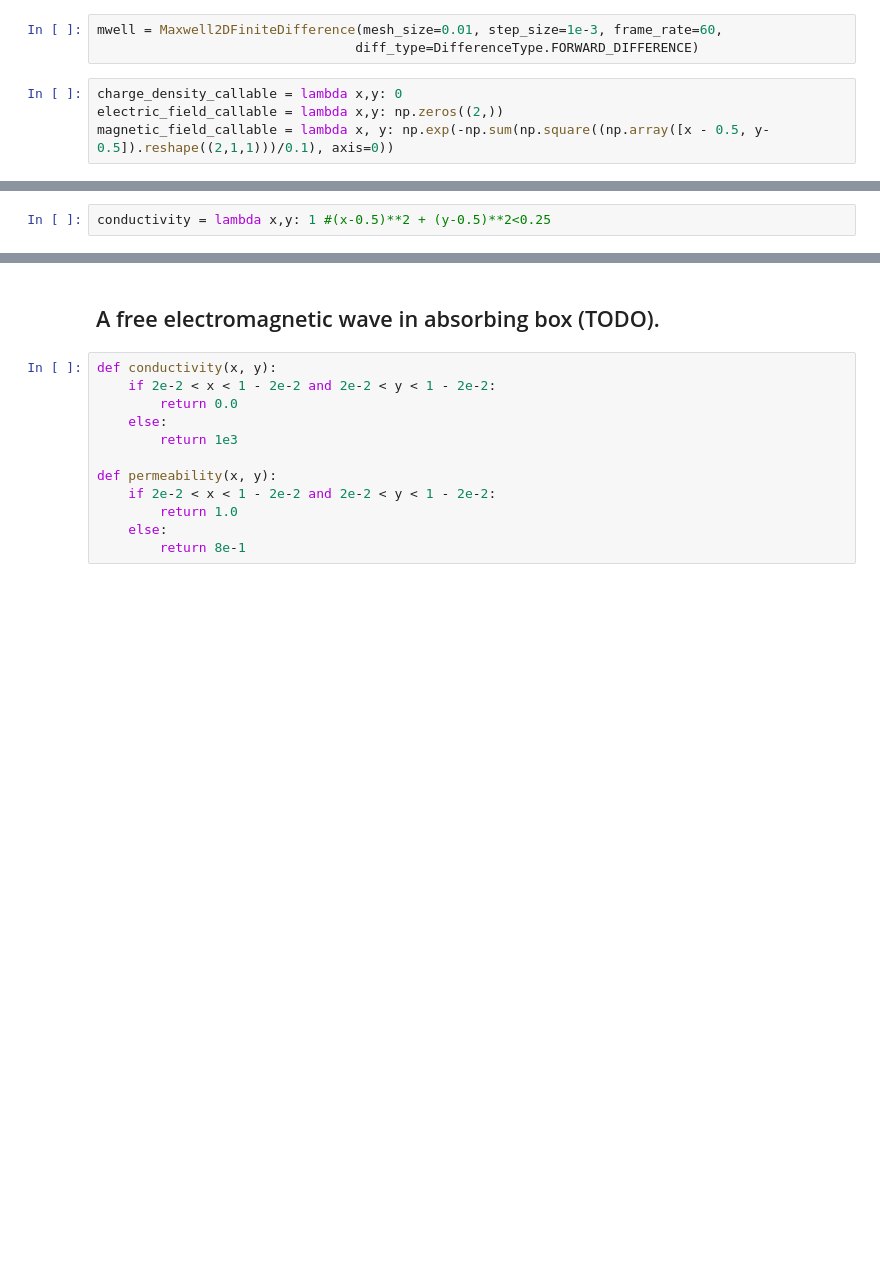
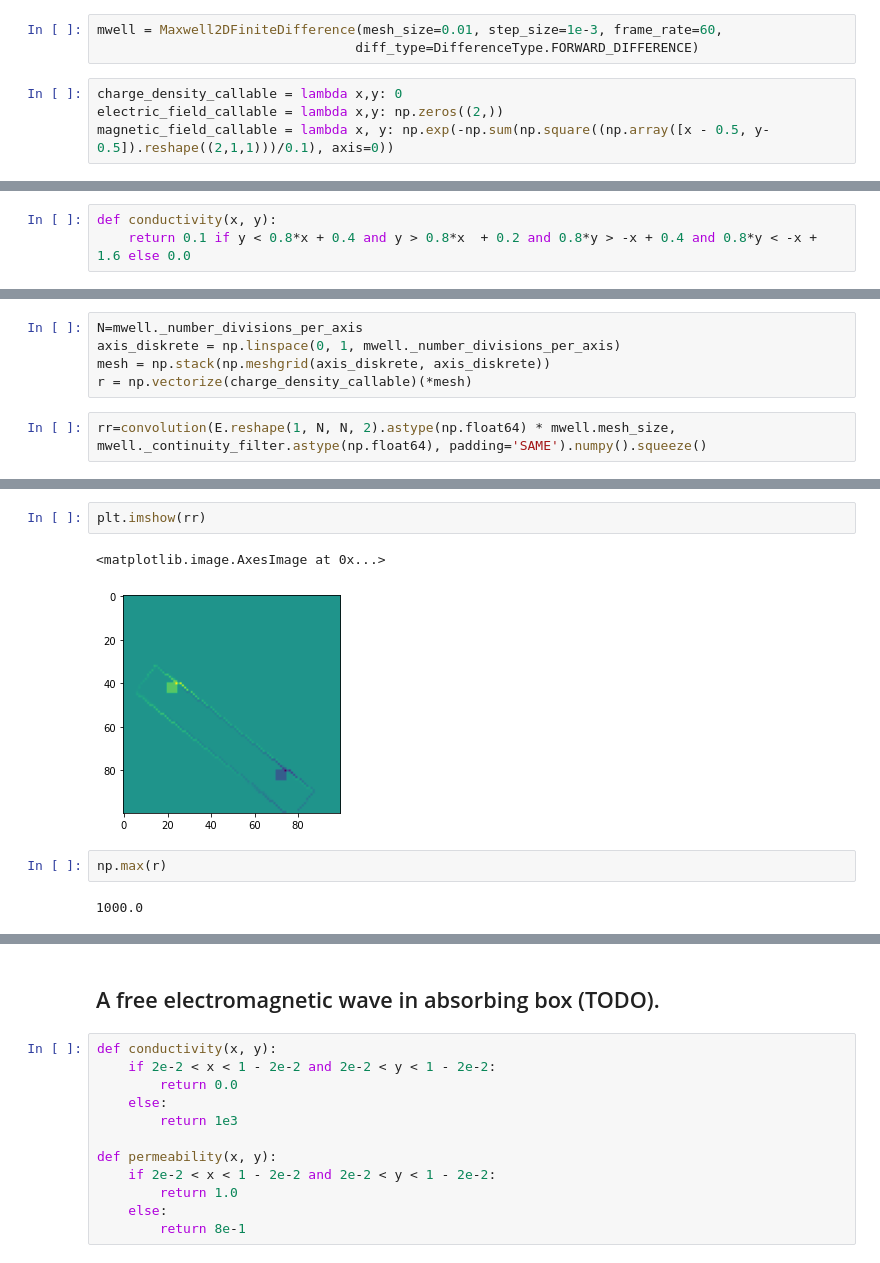
Before and after one commit to OliverSkocek/maxwell, a Jupyter notebook: notebooks/maxwell_2d_notebook.ipynb, the cells around one changed output, grey strips where cells are left out. Cells and saved outputs as stored; diff of their text form; blank space fills up the shorter version.

```diff
--- a/notebooks/maxwell_2d_notebook.ipynb
+++ b/notebooks/maxwell_2d_notebook.ipynb
@@ -39,2 +29,0 @@ B, E, I, p = mwell.evolve(magnetic_field_callable,
-# %%
-conductivity = lambda x,y: 1 #(x-0.5)**2 + (y-0.5)**2<0.25
@@ -63,0 +39,3 @@ B, E, I, p = mwell.evolve(magnetic_field_callable,
+# %%
+def conductivity(x, y):
+    return 0.1 if y < 0.8*x + 0.4 and y > 0.8*x  + 0.2 and 0.8*y > -x + 0.4 and 0.8*y < -x + 1.6 else 0.0
@@ -63,0 +66,7 @@ B, E, I, p = mwell.evolve(magnetic_field_callable,
+# %%
+N=mwell._number_divisions_per_axis
+axis_diskrete = np.linspace(0, 1, mwell._number_divisions_per_axis)
+mesh = np.stack(np.meshgrid(axis_diskrete, axis_diskrete))
+r = np.vectorize(charge_density_callable)(*mesh)
+# %%
+rr=convolution(E.reshape(1, N, N, 2).astype(np.float64) * mwell.mesh_size, mwell._continuity_filter.astype(np.float64), padding='SAME').numpy().squeeze()
@@ -63,0 +81,9 @@ B, E, I, p = mwell.evolve(magnetic_field_callable,
+# %%
+plt.imshow(rr)
+# %% [output]
+<matplotlib.image.AxesImage at 0x...>
+[figure, added]
+# %%
+np.max(r)
+# %% [output]
+1000.0
```
Also changed, not shown: parts of 16 cells of this notebook, 1 other file.
